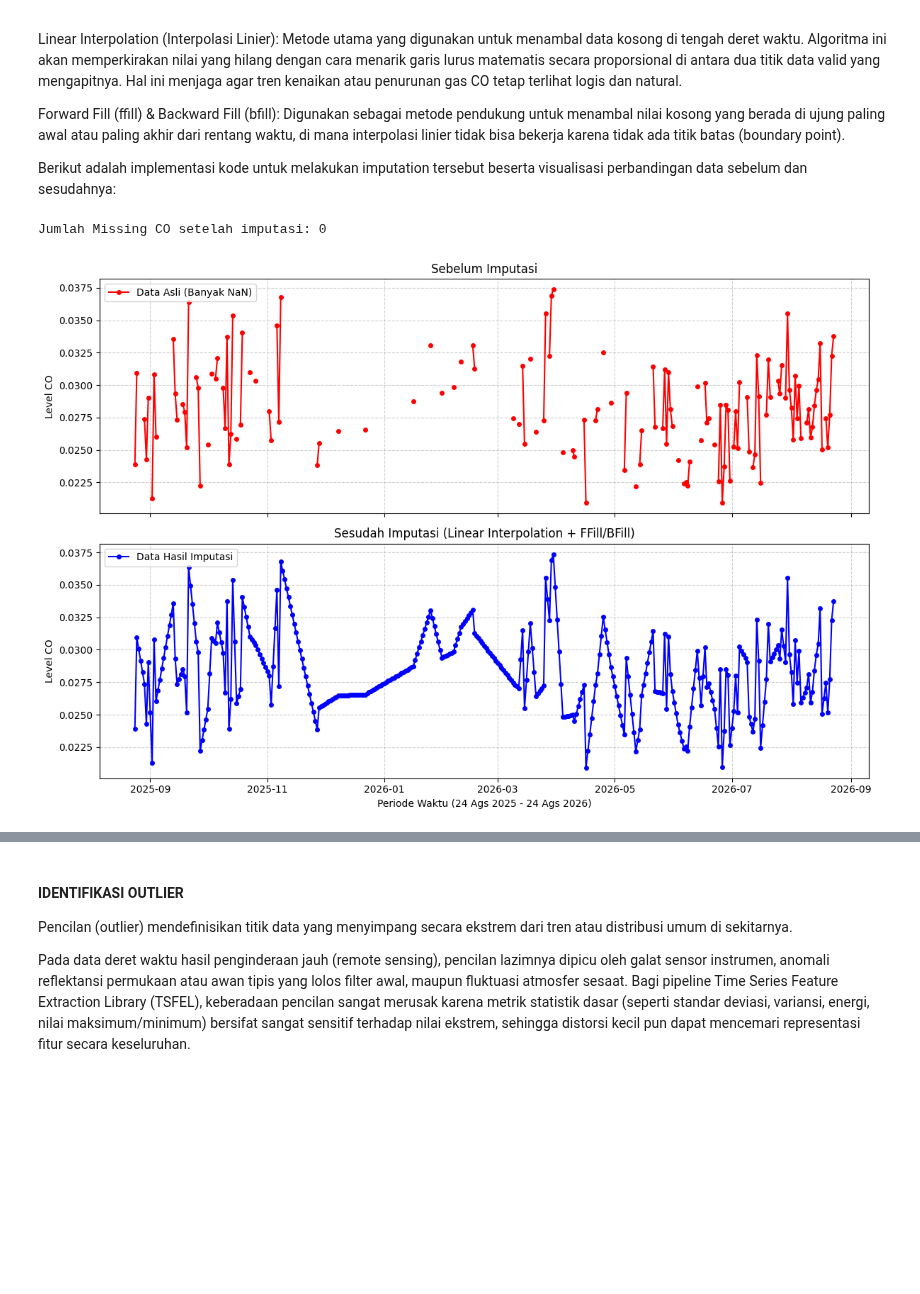
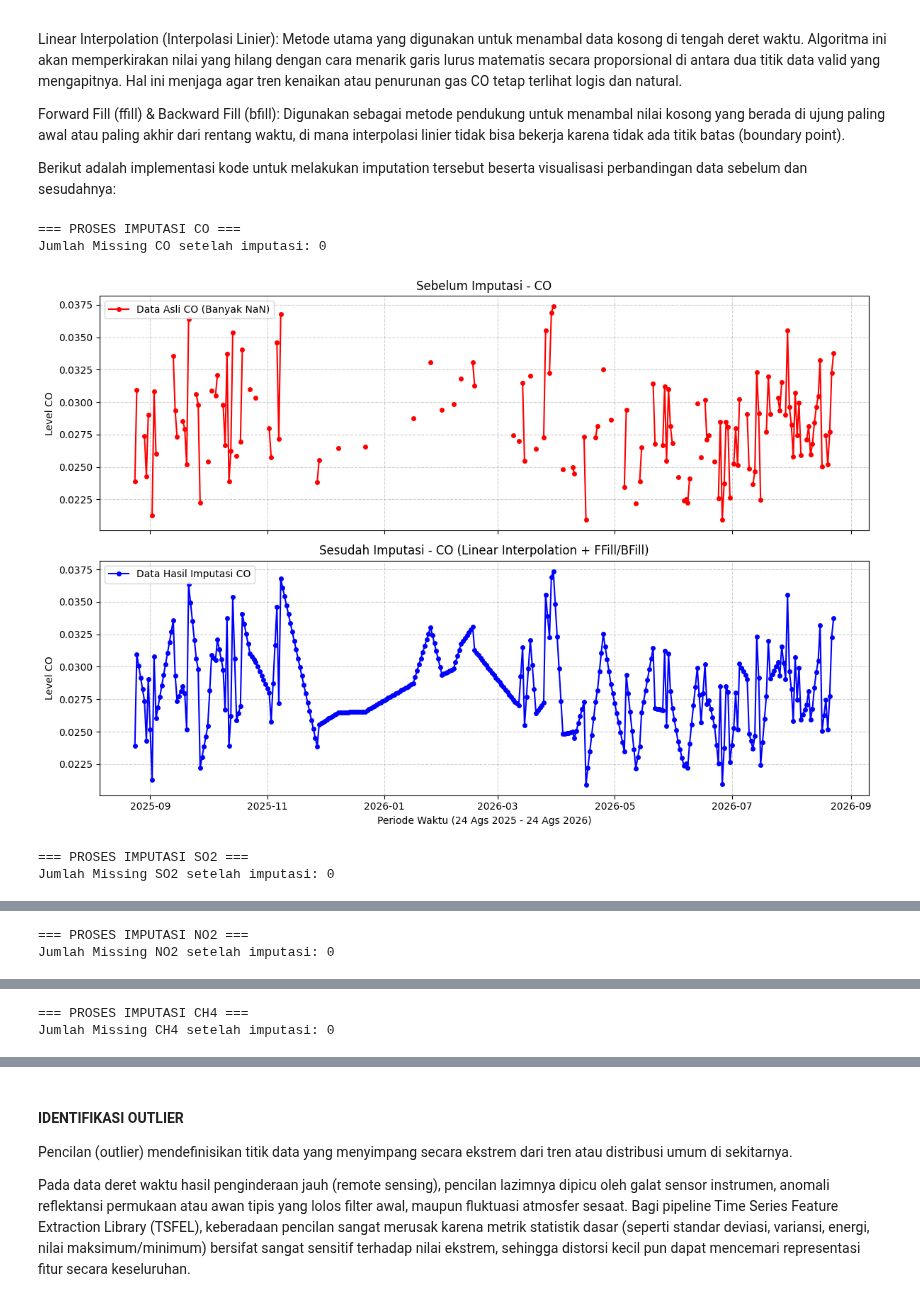
Before and after one commit to SUSUPAN223/catatan_kuliah, a Jupyter notebook: _sources/Proyek_Sains_Data/Tugas_Pertemuan3.ipynb, the cells around one changed output, grey strips where cells are left out. Saved outputs shown, nothing was run; the diff lists cells and outputs as text; code cells hidden in the pictures; blank space fills up the shorter version.

```diff
--- a/_sources/Proyek_Sains_Data/Tugas_Pertemuan3.ipynb
+++ b/_sources/Proyek_Sains_Data/Tugas_Pertemuan3.ipynb
@@ -387,41 +453,53 @@ Berikut adalah implementasi kode untuk melakukan imputation tersebut beserta vis
 # %%
 import matplotlib.pyplot as plt
 
-# 1. Salin data agar data mentah tidak tertimpa
-data_co_imputed = data_co.copy()
+daftar_polutan = ['CO', 'SO2', 'NO2', 'CH4']
 
-# 2. Proses Imputasi Utama: Linear Interpolation
-# Menarik garis lurus matematis untuk mengisi NaN di antara dua titik data yang ada
-data_co_imputed['CO'] = data_co_imputed['CO'].interpolate(method='linear')
+for polutan in daftar_polutan:
+    # Mengambil subset data untuk polutan saat ini agar aman
+    data_polutan = df_masalembu[['t', polutan]].copy()
 
-# 3. Proses Imputasi Tepi: Forward Fill & Backward Fill
-# Menambal sisa NaN di ujung awal atau akhir tanggal yang tidak bisa dijangkau interpolasi
-data_co_imputed['CO'] = data_co_imputed['CO'].ffill().bfill()
+    # 1. Salin data agar data mentah tidak tertimpa
+    data_polutan_imputed = data_polutan.copy()
 
-# Cek hasil akhir
-missing_setelah = data_co_imputed['CO'].isna().sum()
-print(f"Jumlah Missing CO setelah imputasi: {missing_setelah}")
+    # 2. Proses Imputasi Utama: Linear Interpolation
+    data_polutan_imputed[polutan] = data_polutan_imputed[polutan].interpolate(method='linear')
 
-# 4. Visualisasi Perbandingan
-fig, axes = plt.subplots(nrows=2, ncols=1, figsize=(12, 8), dpi=100, sharex=True)
+    # 3. Proses Imputasi Tepi: Forward Fill & Backward Fill
+    data_polutan_imputed[polutan] = data_polutan_imputed[polutan].ffill().bfill()
 
-# Grafik Atas: Sebelum Imputasi (Terputus-putus)
-axes[0].plot(data_co['t'], data_co['CO'], color='red', marker='o', markersize=4, label='Data Asli (Banyak NaN)')
-axes[0].set_title('Sebelum Imputasi', fontsize=12)
-axes[0].set_ylabel('Level CO')
-axes[0].legend(loc="upper left")
-axes[0].grid(True, linestyle='--', alpha=0.6)
+    # Memasukkan kembali hasil imputasi ke dataframe utama agar tersimpan
+    df_masalembu[polutan] = data_polutan_imputed[polutan]
 
-# Grafik Bawah: Sesudah Imputasi (Tersambung penuh)
-axes[1].plot(data_co_imputed['t'], data_co_imputed['CO'], color='blue', marker='o', markersize=4, label='Data Hasil Imputasi')
-axes[1].set_title('Sesudah Imputasi (Linear Interpolation + FFill/BFill)', fontsize=12)
-axes[1].set_ylabel('Level CO')
-axes[1].set_xlabel('Periode Waktu (24 Ags 2025 - 24 Ags 2026)')
-axes[1].legend(loc="upper left")
-axes[1].grid(True, linestyle='--', alpha=0.6)
+    # Cek hasil akhir
+    missing_setelah = data_polutan_imputed[polutan].isna().sum()
+    print(f"=== PROSES IMPUTASI {polutan} ===")
+    print(f"Jumlah Missing {polutan} setelah imputasi: {missing_setelah}")
 
-plt.tight_layout()
-plt.show()
+    # 4. Visualisasi Perbandingan
+    fig, axes = plt.subplots(nrows=2, ncols=1, figsize=(12, 8), dpi=100, sharex=True)
+
+    # Grafik Atas: Sebelum Imputasi (Terputus-putus)
+    axes[0].plot(data_polutan['t'], data_polutan[polutan], color='red', marker='o', markersize=4, label=f'Data Asli {polutan} (Banyak NaN)')
+    axes[0].set_title(f'Sebelum Imputasi - {polutan}', fontsize=12)
+    axes[0].set_ylabel(f'Level {polutan}')
+    axes[0].legend(loc="upper left")
+    axes[0].grid(True, linestyle='--', alpha=0.6)
+
+    # Grafik Bawah: Sesudah Imputasi (Tersambung penuh)
+    axes[1].plot(data_polutan_imputed['t'], data_polutan_imputed[polutan], color='blue', marker='o', markersize=4, label=f'Data Hasil Imputasi {polutan}')
+    axes[1].set_title(f'Sesudah Imputasi - {polutan} (Linear Interpolation + FFill/BFill)', fontsize=12)
+    axes[1].set_ylabel(f'Level {polutan}')
+    axes[1].set_xlabel('Periode Waktu (24 Ags 2025 - 24 Ags 2026)')
+    axes[1].legend(loc="upper left")
+    axes[1].grid(True, linestyle='--', alpha=0.6)
+
+    plt.tight_layout()
+    plt.show()
+    print("\n") # Memberikan jarak antar grafik polutan
 # %% [output]
+=== PROSES IMPUTASI CO ===
 Jumlah Missing CO setelah imputasi: 0
-[figure, old version]
+[figure, new version]
+=== PROSES IMPUTASI SO2 ===
+Jumlah Missing SO2 setelah imputasi: 0
@@ -427,0 +507,2 @@ Jumlah Missing CO setelah imputasi: 0
+=== PROSES IMPUTASI NO2 ===
+Jumlah Missing NO2 setelah imputasi: 0
@@ -427,0 +510,2 @@ Jumlah Missing CO setelah imputasi: 0
+=== PROSES IMPUTASI CH4 ===
+Jumlah Missing CH4 setelah imputasi: 0
```
Also changed, not shown: parts of 13 cells of this notebook, 31 other files.
